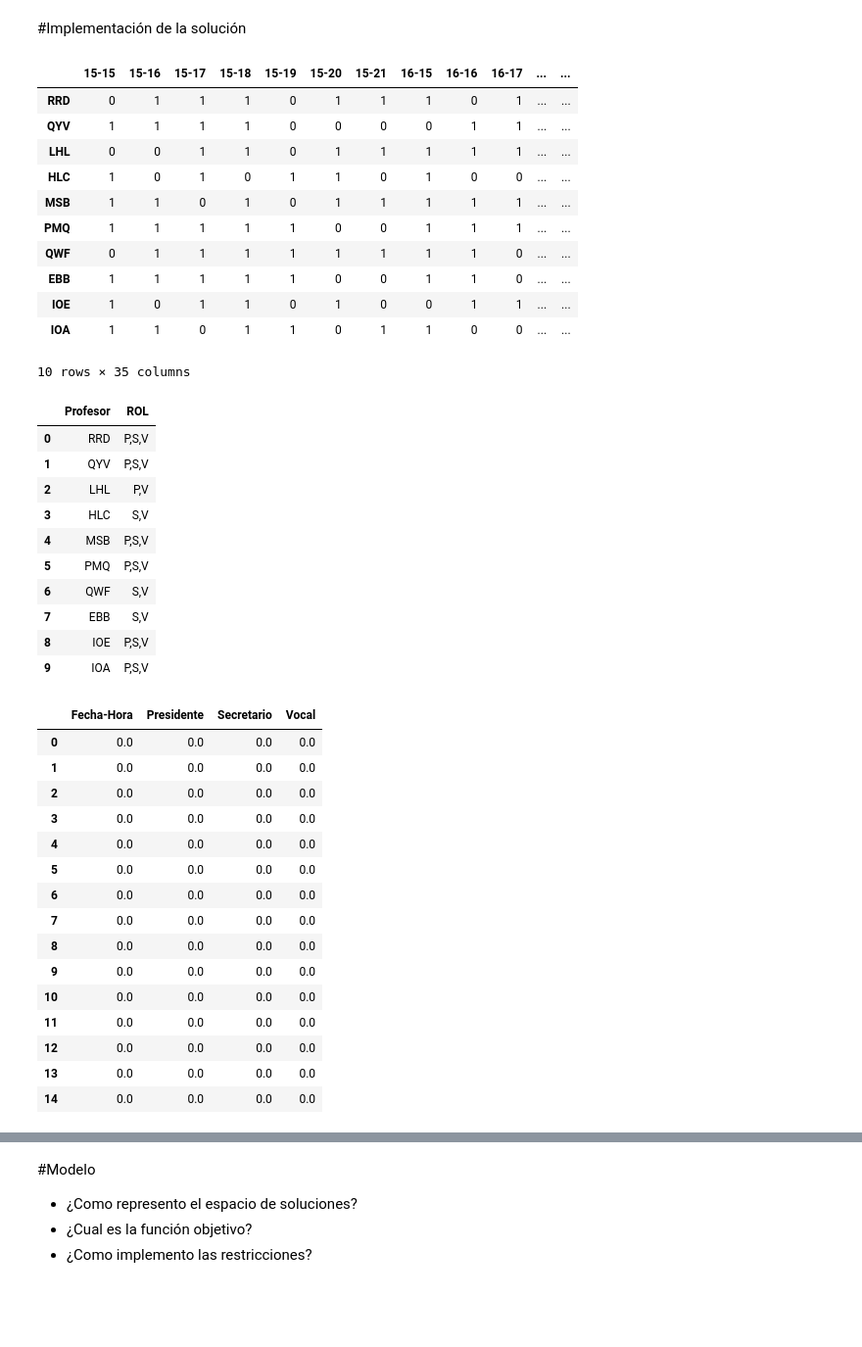
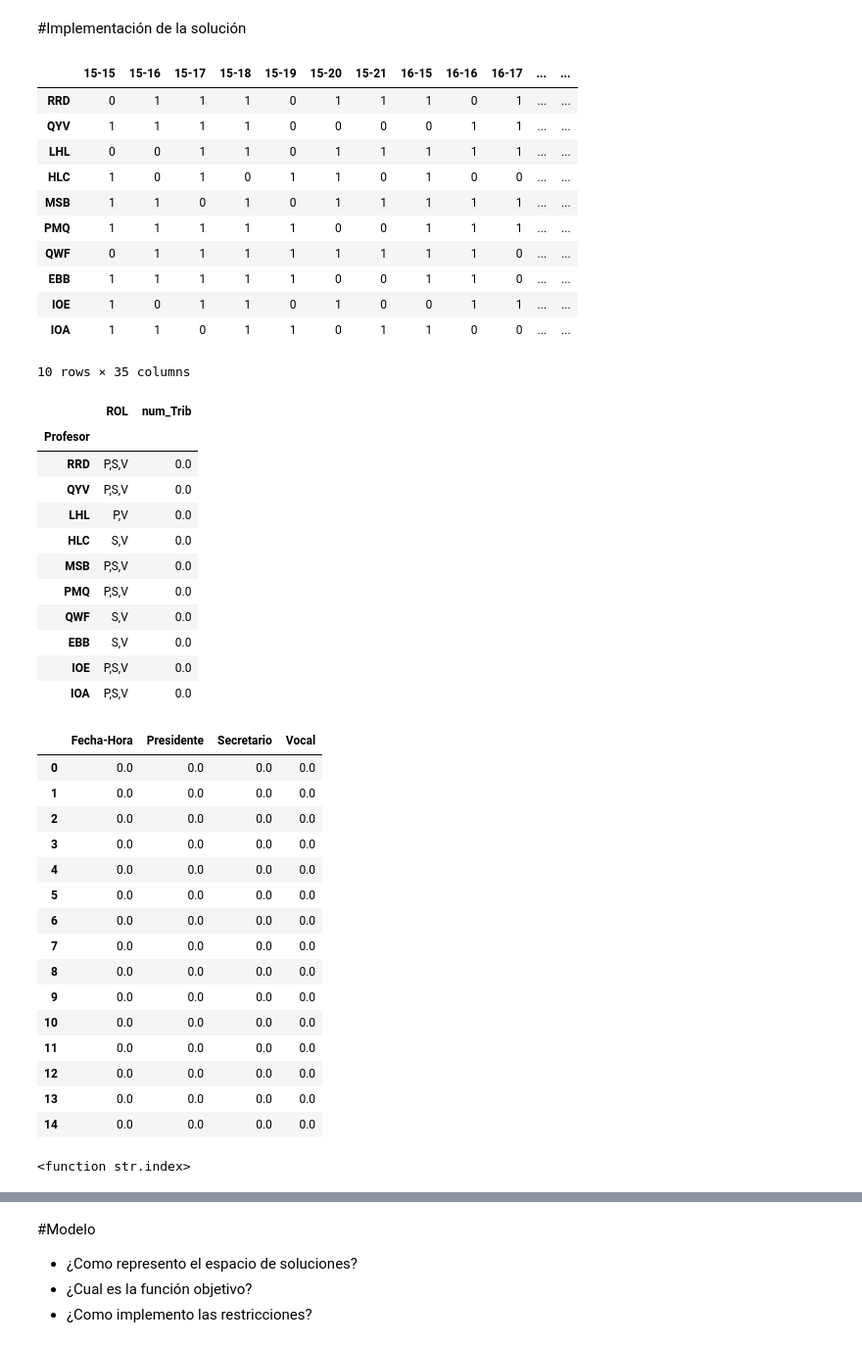
Before and after one commit to mfernl/03MIAR_Algoritmos-de-optimizacion-2026, a Jupyter notebook: Trabajo_practico_Tribunales_TFM_mfernl.ipynb, the cells around one changed output, grey strips where cells are left out. Shown at 98% size. Cells and saved outputs as stored; diff of their text form; code cells hidden in the pictures; blank space fills up the shorter version.

```diff
--- a/Trabajo_practico_Tribunales_TFM_mfernl.ipynb
+++ b/Trabajo_practico_Tribunales_TFM_mfernl.ipynb
@@ -47,37 +47,40 @@ QWF,"S,V"
 EBB,"S,V"
 IOE,"P,S,V"
 IOA,"P,S,V"
-'''),header = 0)
+'''),header = 0,index_col=0)
 
 sol = pd.DataFrame(data = np.zeros((15,4)),columns = ['Fecha-Hora', 'Presidente', 'Secretario', 'Vocal'], dtype='string')
+roles['num_Trib'] = np.zeros(len(roles))
 # %%
 display(disponibilidad)
 display(roles)
 display(sol)
+display(roles['num_Trib'].idxmin())
 # %% [output]
 |  | 15-15 | 15-16 | 15-17 | 15-18 | 15-19 | 15-20 | 15-21 | 16-15 | 16-16 | 16-17 | ... | ... |
 | RRD | 0 | 1 | 1 | 1 | 0 | 1 | 1 | 1 | 0 | 1 | ... | ... |
 | QYV | 1 | 1 | 1 | 1 | 0 | 0 | 0 | 0 | 1 | 1 | ... | ... |
 | LHL | 0 | 0 | 1 | 1 | 0 | 1 | 1 | 1 | 1 | 1 | ... | ... |
 | HLC | 1 | 0 | 1 | 0 | 1 | 1 | 0 | 1 | 0 | 0 | ... | ... |
 | MSB | 1 | 1 | 0 | 1 | 0 | 1 | 1 | 1 | 1 | 1 | ... | ... |
 | PMQ | 1 | 1 | 1 | 1 | 1 | 0 | 0 | 1 | 1 | 1 | ... | ... |
 | QWF | 0 | 1 | 1 | 1 | 1 | 1 | 1 | 1 | 1 | 0 | ... | ... |
 | EBB | 1 | 1 | 1 | 1 | 1 | 0 | 0 | 1 | 1 | 0 | ... | ... |
 | IOE | 1 | 0 | 1 | 1 | 0 | 1 | 0 | 0 | 1 | 1 | ... | ... |
 | IOA | 1 | 1 | 0 | 1 | 1 | 0 | 1 | 1 | 0 | 0 | ... | ... |
 10 rows × 35 columns
-|  | Profesor | ROL |
-| 0 | RRD | P,S,V |
-| 1 | QYV | P,S,V |
-| 2 | LHL | P,V |
-| 3 | HLC | S,V |
-| 4 | MSB | P,S,V |
-| 5 | PMQ | P,S,V |
-| 6 | QWF | S,V |
-| 7 | EBB | S,V |
-| 8 | IOE | P,S,V |
-| 9 | IOA | P,S,V |
+|  | ROL | num_Trib |
+| Profesor |  |  |
+| RRD | P,S,V | 0.0 |
+| QYV | P,S,V | 0.0 |
+| LHL | P,V | 0.0 |
+| HLC | S,V | 0.0 |
+| MSB | P,S,V | 0.0 |
+| PMQ | P,S,V | 0.0 |
+| QWF | S,V | 0.0 |
+| EBB | S,V | 0.0 |
+| IOE | P,S,V | 0.0 |
+| IOA | P,S,V | 0.0 |
 |  | Fecha-Hora | Presidente | Secretario | Vocal |
 | 0 | 0.0 | 0.0 | 0.0 | 0.0 |
 | 1 | 0.0 | 0.0 | 0.0 | 0.0 |
@@ -94,3 +97,4 @@ display(sol)
 | 12 | 0.0 | 0.0 | 0.0 | 0.0 |
 | 13 | 0.0 | 0.0 | 0.0 | 0.0 |
 | 14 | 0.0 | 0.0 | 0.0 | 0.0 |
+<function str.index>
```
Also changed, not shown: parts of 3 cells of this notebook.
